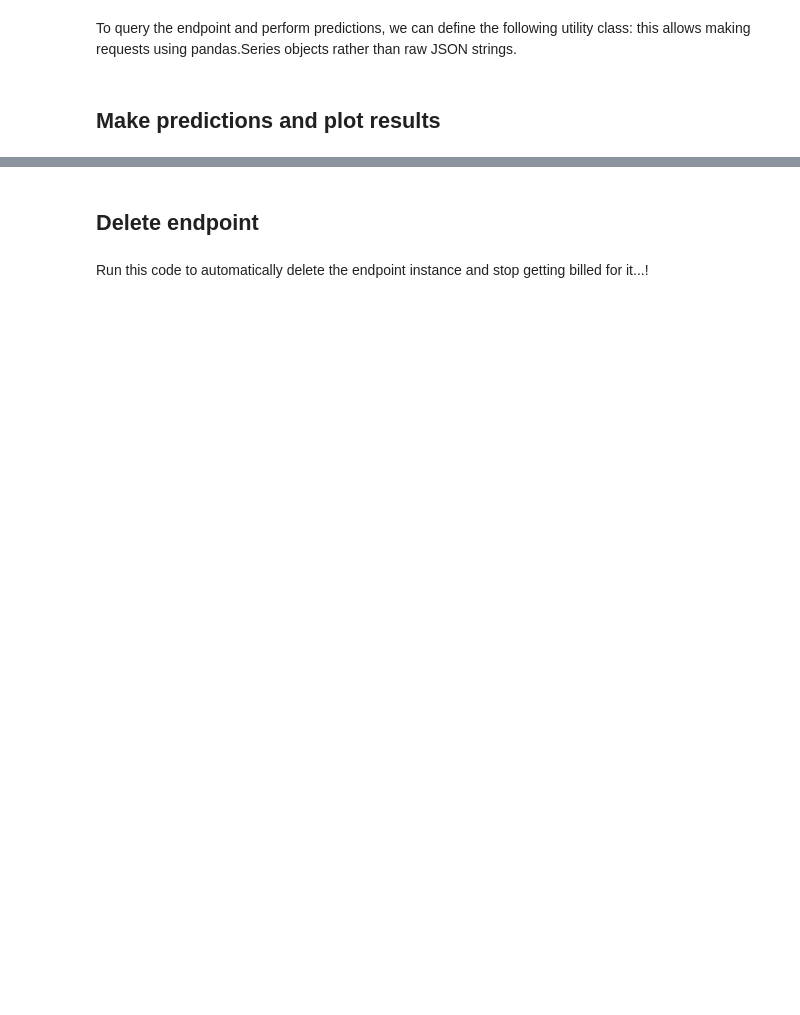
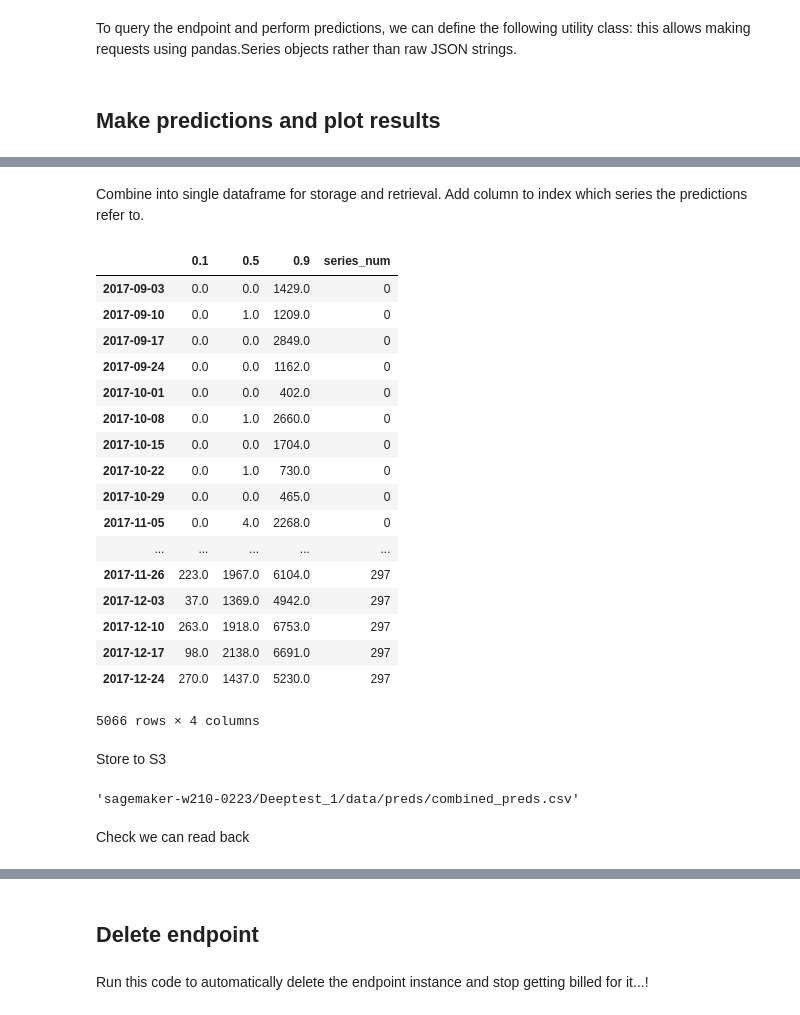
Before and after one commit to tomtomseddon/tom_w210, a Jupyter notebook: DeepAR_Munchkin_1.ipynb, the cells around one changed output, grey strips where cells are left out. Cells and saved outputs as stored; diff of their text form; code cells hidden in the pictures; blank space fills up the shorter version.

```diff
--- a/DeepAR_Munchkin_1.ipynb
+++ b/DeepAR_Munchkin_1.ipynb
@@ -236,0 +283,2 @@ for k in range(len(list_of_df)):
+# %%
+list_of_df = predictor.predict(pred_data)
@@ -236,0 +306,32 @@ for k in range(len(list_of_df)):
+# %% [markdown]
+Combine into single dataframe for storage and retrieval.  Add column to index which series the predictions refer to.
+# %%
+combined_preds = pd.DataFrame()
+
+for n in range(len(list_of_df)):
+    preds = list_of_df[n]
+    preds["series_num"] = n
+    combined_preds = combined_preds.append(preds)
+
+combined_preds
+# %% [output]
+|  | 0.1 | 0.5 | 0.9 | series_num |
+| 2017-09-03 | 0.0 | 0.0 | 1429.0 | 0 |
+| 2017-09-10 | 0.0 | 1.0 | 1209.0 | 0 |
+| 2017-09-17 | 0.0 | 0.0 | 2849.0 | 0 |
+| 2017-09-24 | 0.0 | 0.0 | 1162.0 | 0 |
+| 2017-10-01 | 0.0 | 0.0 | 402.0 | 0 |
+| 2017-10-08 | 0.0 | 1.0 | 2660.0 | 0 |
+| 2017-10-15 | 0.0 | 0.0 | 1704.0 | 0 |
+| 2017-10-22 | 0.0 | 1.0 | 730.0 | 0 |
+| 2017-10-29 | 0.0 | 0.0 | 465.0 | 0 |
+| 2017-11-05 | 0.0 | 4.0 | 2268.0 | 0 |
+| ... | ... | ... | ... | ... |
+| 2017-11-26 | 223.0 | 1967.0 | 6104.0 | 297 |
+| 2017-12-03 | 37.0 | 1369.0 | 4942.0 | 297 |
+| 2017-12-10 | 263.0 | 1918.0 | 6753.0 | 297 |
+| 2017-12-17 | 98.0 | 2138.0 | 6691.0 | 297 |
+| 2017-12-24 | 270.0 | 1437.0 | 5230.0 | 297 |
+5066 rows × 4 columns
+# %% [markdown]
+Store to S3
@@ -236,0 +340,4 @@ for k in range(len(list_of_df)):
+# %%
+filepath
+# %% [output]
+'sagemaker-w210-0223/Deeptest_1/data/preds/combined_preds.csv'
@@ -236,0 +350,2 @@ for k in range(len(list_of_df)):
+# %% [markdown]
+Check we can read back
```
Also changed, not shown: parts of 18 cells of this notebook.
